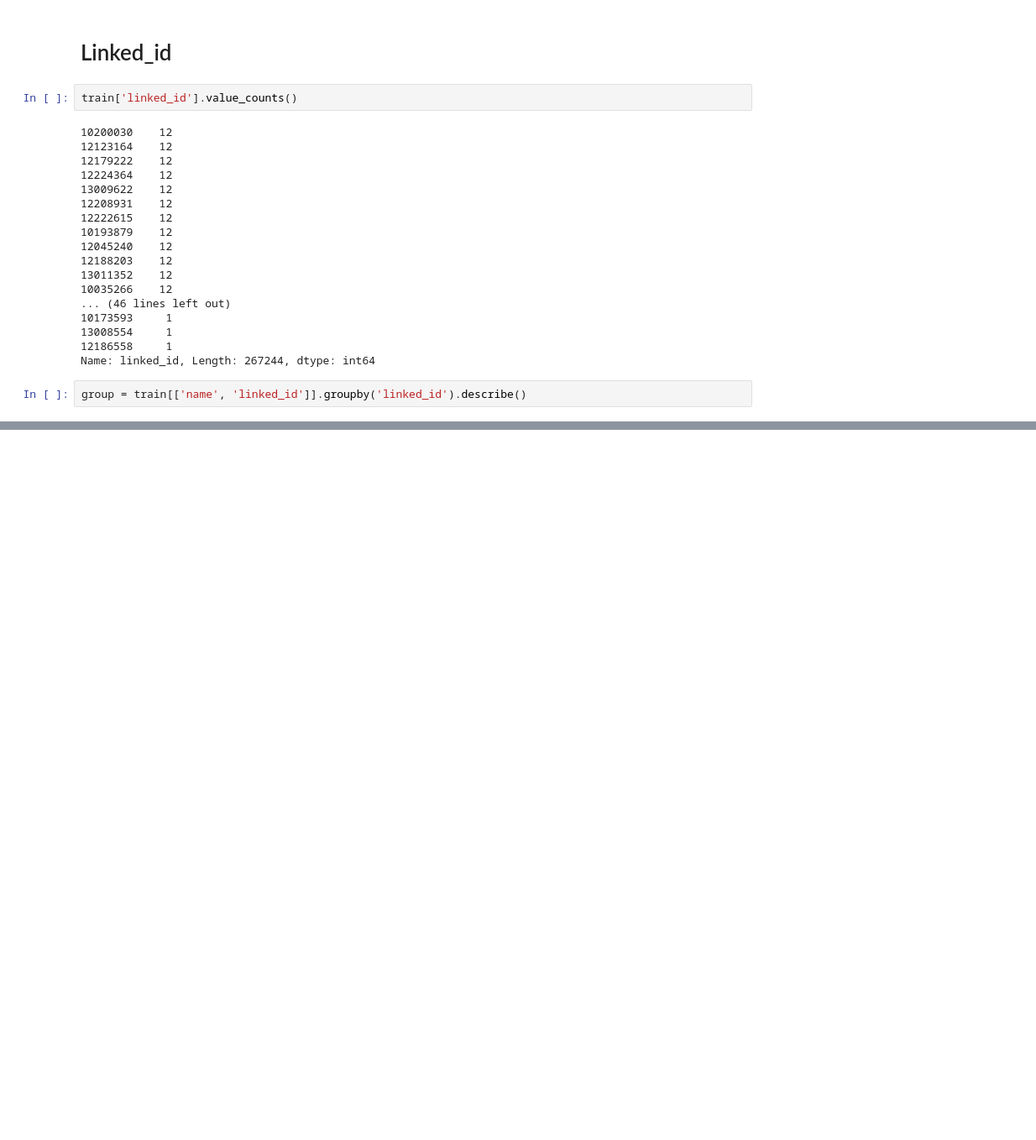
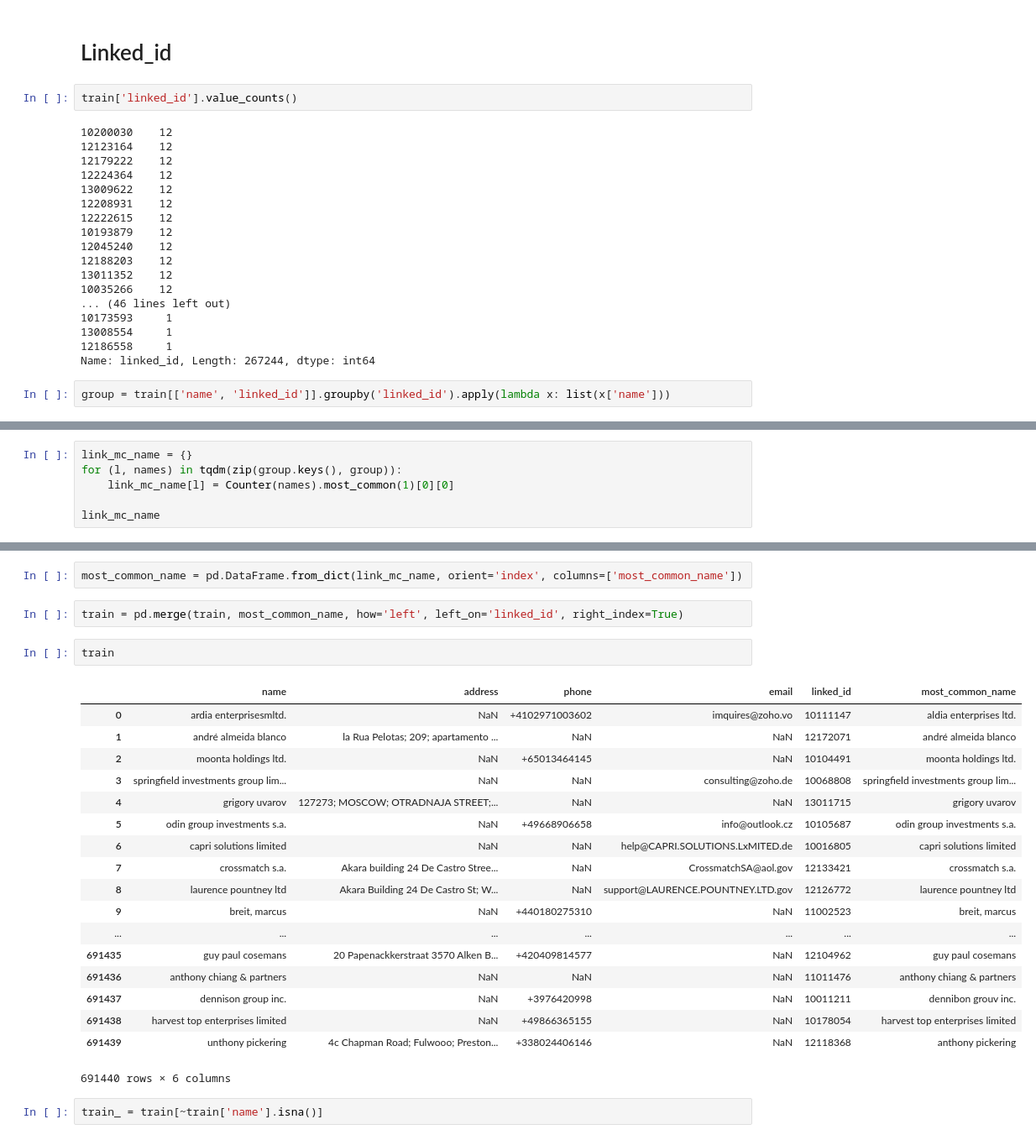
Before and after one commit to teomores/Oracle_HPC_contest, a Jupyter notebook: notebooks/EDA.ipynb, the cells around one changed output, grey strips where cells are left out. Shown at 84% size. Drawn from its saved outputs; the diff is of its cells as text; blank space fills up the shorter version.

```diff
--- a/notebooks/EDA.ipynb
+++ b/notebooks/EDA.ipynb
@@ -192,4 +250,4 @@ train['linked_id'].value_counts()
 12186558     1
 Name: linked_id, Length: 267244, dtype: int64
 # %%
-group = train[['name', 'linked_id']].groupby('linked_id').describe()
+group = train[['name', 'linked_id']].groupby('linked_id').apply(lambda x: list(x['name']))
@@ -197,0 +277,6 @@ KeyboardInterrupt:
+# %%
+link_mc_name = {}
+for (l, names) in tqdm(zip(group.keys(), group)):
+    link_mc_name[l] = Counter(names).most_common(1)[0][0]
+
+link_mc_name
@@ -197,0 +302,27 @@ KeyboardInterrupt:
+# %%
+most_common_name = pd.DataFrame.from_dict(link_mc_name, orient='index', columns=['most_common_name'])
+# %%
+train = pd.merge(train, most_common_name, how='left', left_on='linked_id', right_index=True)
+# %%
+train
+# %% [output]
+|  | name | address | phone | email | linked_id | most_common_name |
+| 0 | ardia enterprisesmltd. | NaN | +4102971003602 | imquires@zoho.vo | 10111147 | aldia enterprises ltd. |
+| 1 | andré almeida blanco | la Rua Pelotas; 209; apartamento ... | NaN | NaN | 12172071 | andré almeida blanco |
+| 2 | moonta holdings ltd. | NaN | +65013464145 | NaN | 10104491 | moonta holdings ltd. |
+| 3 | springfield investments group lim... | NaN | NaN | consulting@zoho.de | 10068808 | springfield investments group lim... |
+| 4 | grigory uvarov | 127273; MOSCOW; OTRADNAJA STREET;... | NaN | NaN | 13011715 | grigory uvarov |
+| 5 | odin group investments s.a. | NaN | +49668906658 | info@outlook.cz | 10105687 | odin group investments s.a. |
+| 6 | capri solutions limited | NaN | NaN | help@CAPRI.SOLUTIONS.LxMITED.de | 10016805 | capri solutions limited |
+| 7 | crossmatch s.a. | Akara building 24 De Castro Stree... | NaN | CrossmatchSA@aol.gov | 12133421 | crossmatch s.a. |
+| 8 | laurence pountney ltd | Akara Building 24 De Castro St; W... | NaN | support@LAURENCE.POUNTNEY.LTD.gov | 12126772 | laurence pountney ltd |
+| 9 | breit, marcus | NaN | +440180275310 | NaN | 11002523 | breit, marcus |
+| ... | ... | ... | ... | ... | ... | ... |
+| 691435 | guy paul cosemans | 20 Papenackkerstraat 3570 Alken B... | +420409814577 | NaN | 12104962 | guy paul cosemans |
+| 691436 | anthony chiang & partners | NaN | NaN | NaN | 11011476 | anthony chiang & partners |
+| 691437 | dennison group inc. | NaN | +3976420998 | NaN | 10011211 | dennibon grouv inc. |
+| 691438 | harvest top enterprises limited | NaN | +49866365155 | NaN | 10178054 | harvest top enterprises limited |
+| 691439 | unthony pickering | 4c Chapman Road; Fulwooo; Preston... | +338024406146 | NaN | 12118368 | anthony pickering |
+691440 rows × 6 columns
+# %%
+train_ = train[~train['name'].isna()]
```
Also changed, not shown: parts of 49 cells of this notebook.
